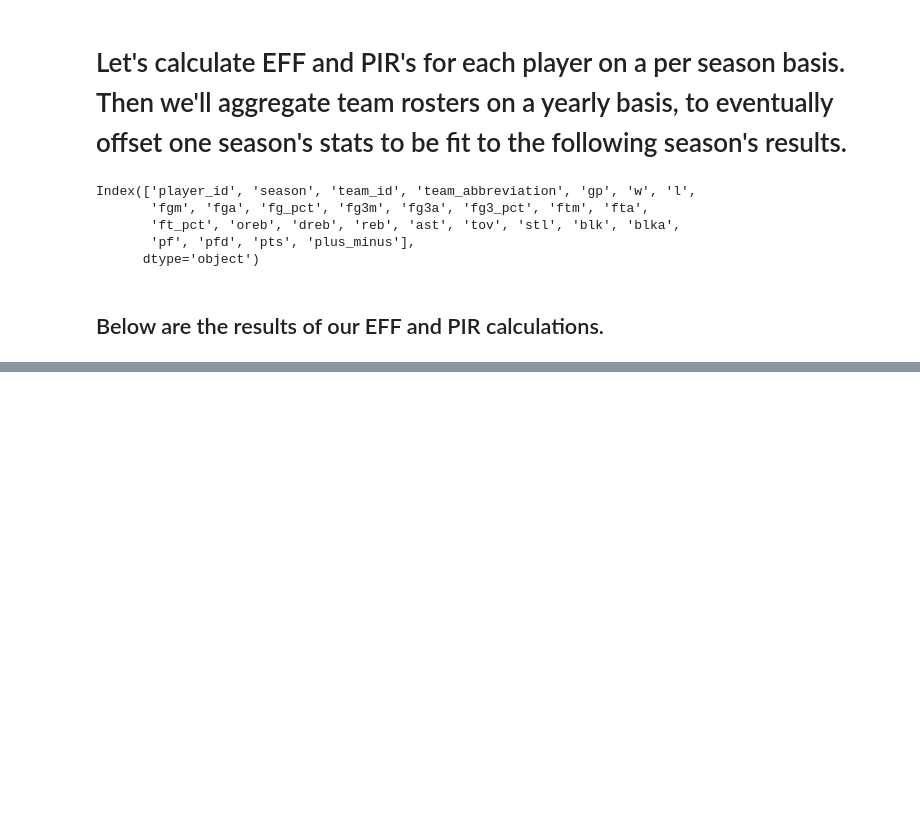
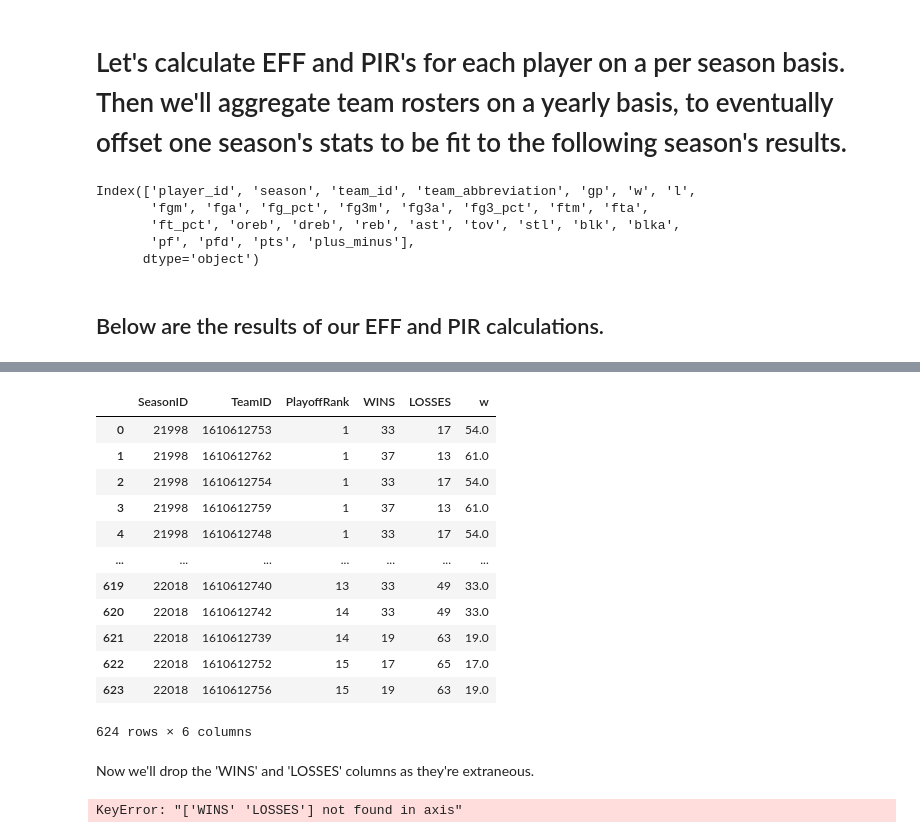
Before and after one commit to jangelchik/basketball_efficiency, a Jupyter notebook: data_and_plots.ipynb, the cells around one changed output, grey strips where cells are left out. Saved outputs shown, nothing was run; the diff lists cells and outputs as text; code cells hidden in the pictures; blank space fills up the shorter version.

```diff
--- a/data_and_plots.ipynb
+++ b/data_and_plots.ipynb
@@ -255,0 +433,26 @@ KeyError: (1610612740, '1998-99')
+# %%
+df_team.drop(columns='ClinchIndicator',inplace = True)
+# %%
+df_team['w'] = ((df_team['WINS'] / (df_team['WINS']+df_team['LOSSES'])) * 82).round()
+# %%
+df_team
+# %% [output]
+|  | SeasonID | TeamID | PlayoffRank | WINS | LOSSES | w |
+| 0 | 21998 | 1610612753 | 1 | 33 | 17 | 54.0 |
+| 1 | 21998 | 1610612762 | 1 | 37 | 13 | 61.0 |
+| 2 | 21998 | 1610612754 | 1 | 33 | 17 | 54.0 |
+| 3 | 21998 | 1610612759 | 1 | 37 | 13 | 61.0 |
+| 4 | 21998 | 1610612748 | 1 | 33 | 17 | 54.0 |
+| ... | ... | ... | ... | ... | ... | ... |
+| 619 | 22018 | 1610612740 | 13 | 33 | 49 | 33.0 |
+| 620 | 22018 | 1610612742 | 14 | 33 | 49 | 33.0 |
+| 621 | 22018 | 1610612739 | 14 | 19 | 63 | 19.0 |
+| 622 | 22018 | 1610612752 | 15 | 17 | 65 | 17.0 |
+| 623 | 22018 | 1610612756 | 15 | 19 | 63 | 19.0 |
+624 rows × 6 columns
+# %% [markdown]
+Now we'll drop the 'WINS' and 'LOSSES' columns as they're extraneous.
+# %%
+df_team.drop(columns = ['WINS','LOSSES'], inplace = True)
+# %% [output]
+KeyError: "['WINS' 'LOSSES'] not found in axis"
```
Also changed, not shown: parts of 42 cells of this notebook, 3 other files.
